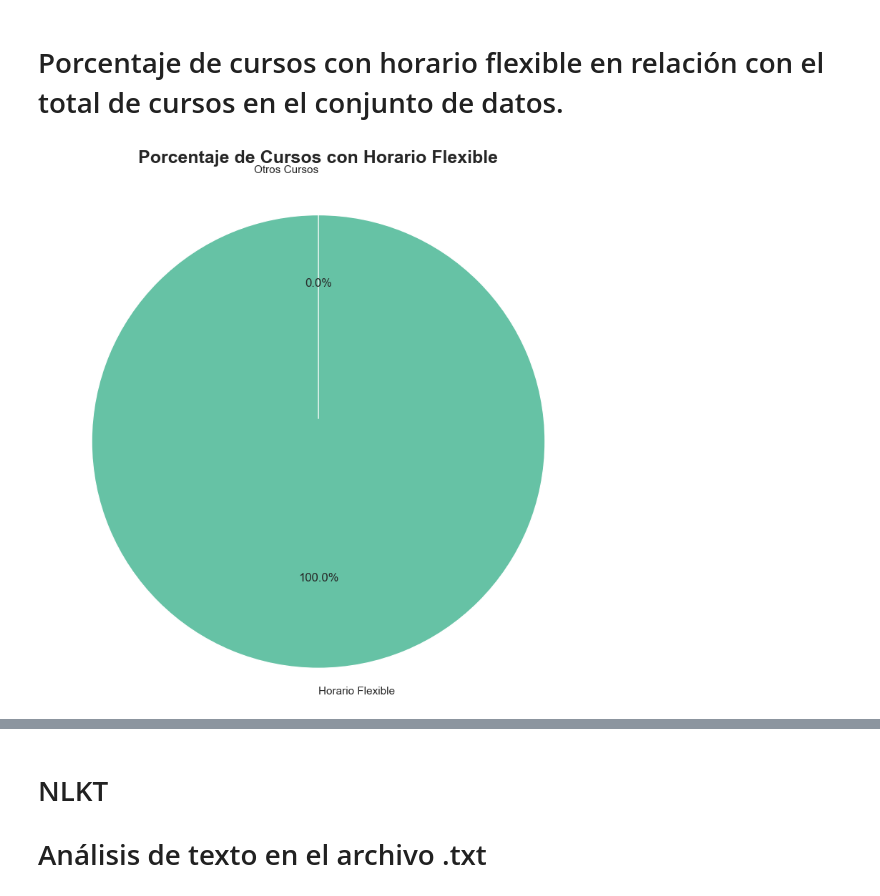
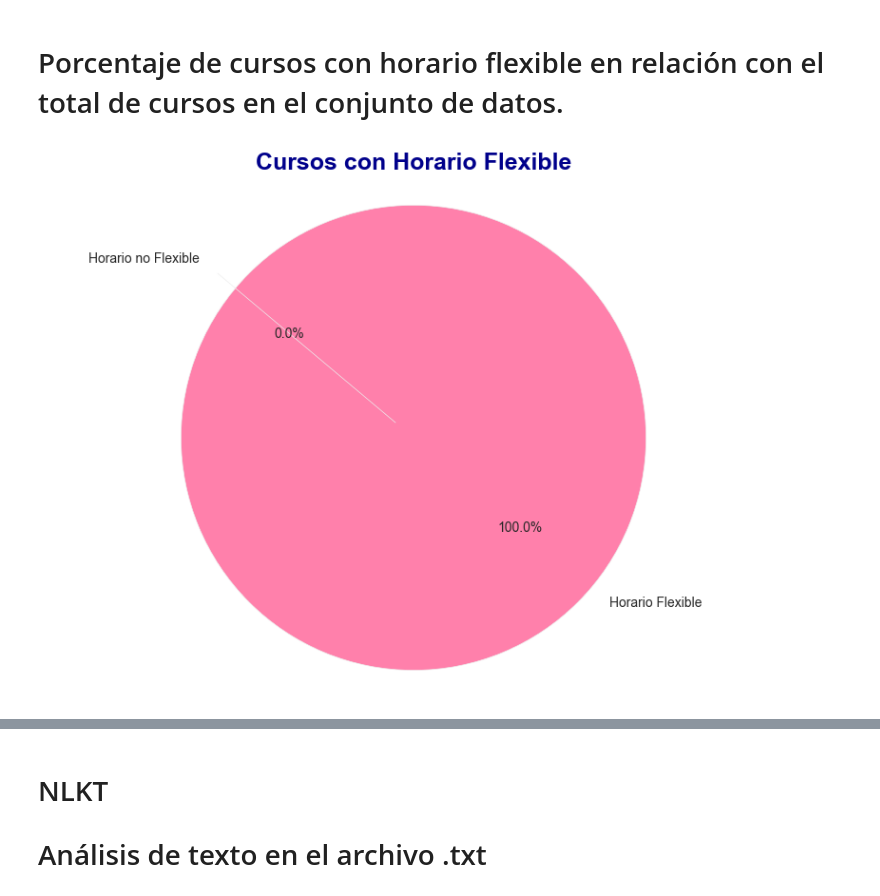
Before and after one commit to LorenaGarcia10SJ/-SS2-Seminario2_201700399, a Jupyter notebook: [SS2]Practica2_201700399/Practica2.ipynb, the cells around one changed output, grey strips where cells are left out. Saved outputs shown, nothing was run; the diff lists cells and outputs as text; code cells hidden in the pictures.

```diff
--- a/[SS2]Practica2_201700399/Practica2.ipynb
+++ b/[SS2]Practica2_201700399/Practica2.ipynb
@@ -75,20 +75,19 @@ def durationHoras(duration):
 
     # 2 months at 10 hours a week
     elif "months" in duration and "week" in duration:
-        months_and_hours = re.findall(r'\d+', duration)
-        print(months_and_hours)
-        if len(months_and_hours) == 2:
-            months = int(months_and_hours[0])
-            hours_per_week = int(months_and_hours[1])
-            total_weeks = months * 4
-            return total_weeks * hours_per_week
+        monthsHours = re.findall(r'\d+', duration)
+        #print(monthsHours)
+        if len(monthsHours) == 2:
+            months = int(monthsHours[0])
+            hoursWeek = int(monthsHours[1])
+            totalWeeks = months * 4
+            return totalWeeks * hoursWeek
         else:
             return 0
 
     return 0
 
 df['Duration'] = df['Duration'].apply(durationHoras)
-
 #df.to_csv('datos2.csv', index=False)
 df[['Duration']].head()
 # %% [output]
@@ -285,31 +285,24 @@ plt.show()
 # %% [markdown]
 # Porcentaje de cursos con horario flexible en relación con el total de cursos en el conjunto de datos.
 # %%
-cursos_horario_flexible = df[df['Schedule'] == 'Flexible schedule']
+horarioFlexible = df[df['Schedule'] == 'Flexible schedule']
+plt.style.use('ggplot')
+totalCursos = len(df)
+totalHorarioFlexible = len(horarioFlexible)
 
-# Calcular el total de cursos
-total_cursos = len(df)
+porcentajeHorarioFlexible = (totalHorarioFlexible / totalCursos) * 100
 
-# Calcular el total de cursos con horario flexible
-total_cursos_horario_flexible = len(cursos_horario_flexible)
-
-# Calcular el porcentaje
-porcentaje_horario_flexible = (total_cursos_horario_flexible / total_cursos) * 100
-porcentaje_horario_flexible_redondeado = round(porcentaje_horario_flexible, 2)
-
-# Datos para el gráfico
-labels = ['Horario Flexible', 'Otros Cursos']
-sizes = [porcentaje_horario_flexible_redondeado, 100 - porcentaje_horario_flexible_redondeado]
-colors = ['#66c2a5', '#fc8d62']  # Colores personalizados
+labels = ['Horario Flexible', 'Horario no Flexible']
+sizes = [porcentajeHorarioFlexible, 100 - porcentajeHorarioFlexible]
+colors = ['#ff80ab', '#fc8d62']
+explode = (0.1, 0)
 
 # Crear gráfico de pastel
-plt.figure(figsize=(8, 8))
-plt.pie(sizes, labels=labels, autopct='%1.1f%%', startangle=90, colors=colors, explode=(0.1, 0))  # Explode el primer segmento
-plt.title('Porcentaje de Cursos con Horario Flexible', fontsize=18, fontweight='bold')
-plt.axis('equal')  # Asegura que el gráfico sea un círculo
-
-# Mostrar el gráfico
+plt.figure(figsize=(8, 6))
+plt.pie(sizes, explode=explode, labels=labels, colors=colors, autopct='%1.1f%%', startangle=140)
+plt.axis('equal')
+plt.title('Cursos con Horario Flexible', fontweight='bold', color= 'darkblue',fontsize=18,pad=10)
 plt.tight_layout()
 plt.show()
 # %% [output]
-[figure, old version]
+[figure, new version]
```
Also changed, not shown: parts of 10 cells of this notebook.
